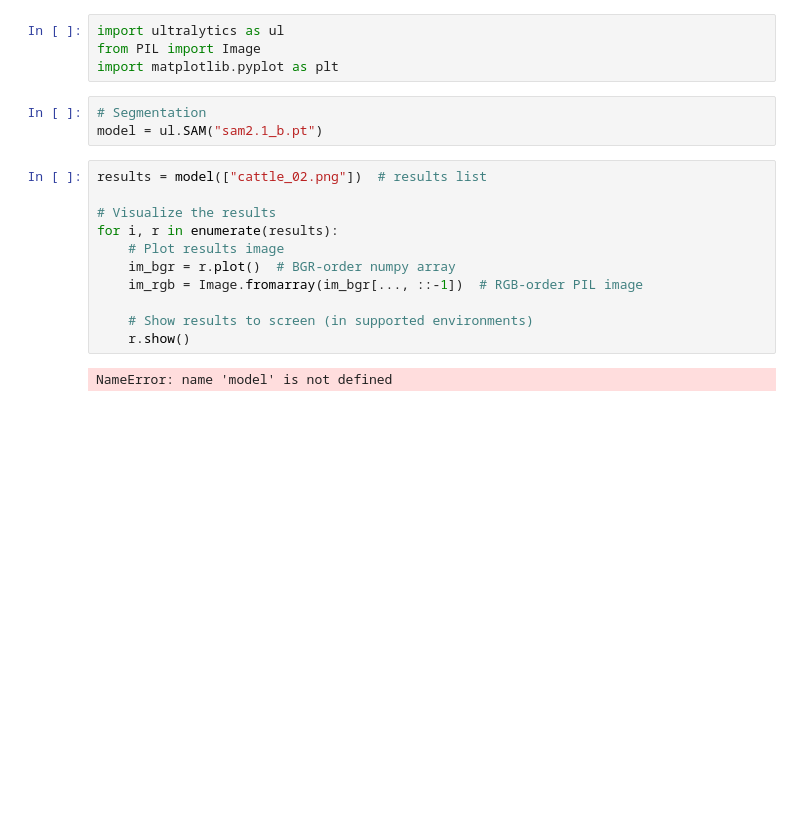
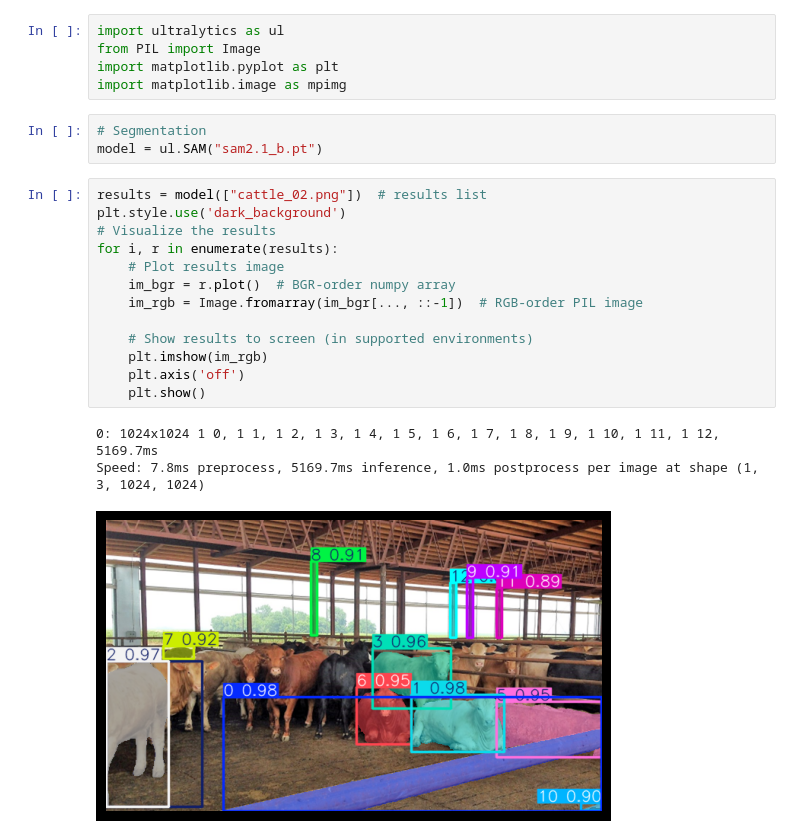
Before and after one commit to kyberszittya/himeko_neural_model, a Jupyter notebook: analysis/computer_vision/segmentation.ipynb, the cells around one changed output. Saved outputs shown, nothing was run; the diff lists cells and outputs as text; blank space fills up the shorter version.

```diff
--- a/analysis/computer_vision/segmentation.ipynb
+++ b/analysis/computer_vision/segmentation.ipynb
@@ -2,19 +2,24 @@
 import ultralytics as ul
 from PIL import Image
 import matplotlib.pyplot as plt
+import matplotlib.image as mpimg
 # %%
 # Segmentation
 model = ul.SAM("sam2.1_b.pt")
 # %%
 results = model(["cattle_02.png"])  # results list
-
+plt.style.use('dark_background')
 # Visualize the results
 for i, r in enumerate(results):
     # Plot results image
     im_bgr = r.plot()  # BGR-order numpy array
     im_rgb = Image.fromarray(im_bgr[..., ::-1])  # RGB-order PIL image
 
     # Show results to screen (in supported environments)
-    r.show()
+    plt.imshow(im_rgb)
+    plt.axis('off')
+    plt.show()
 # %% [output]
-NameError: name 'model' is not defined
+0: 1024x1024 1 0, 1 1, 1 2, 1 3, 1 4, 1 5, 1 6, 1 7, 1 8, 1 9, 1 10, 1 11, 1 12, 5169.7ms
+Speed: 7.8ms preprocess, 5169.7ms inference, 1.0ms postprocess per image at shape (1, 3, 1024, 1024)
+[figure, added]
```
Also changed, not shown: parts of 1 cell of this notebook, 5 other files.
